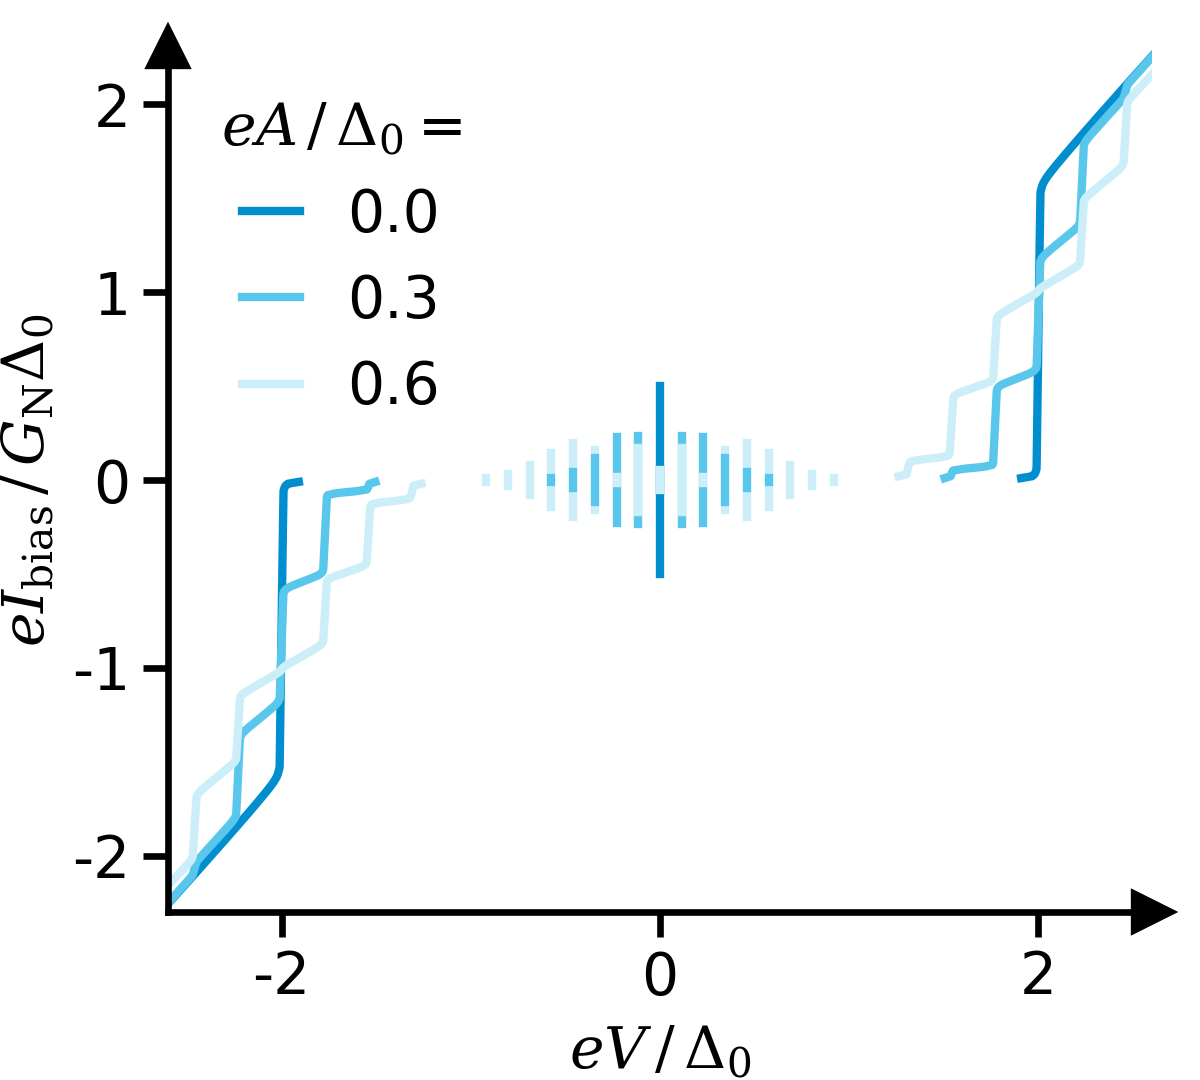
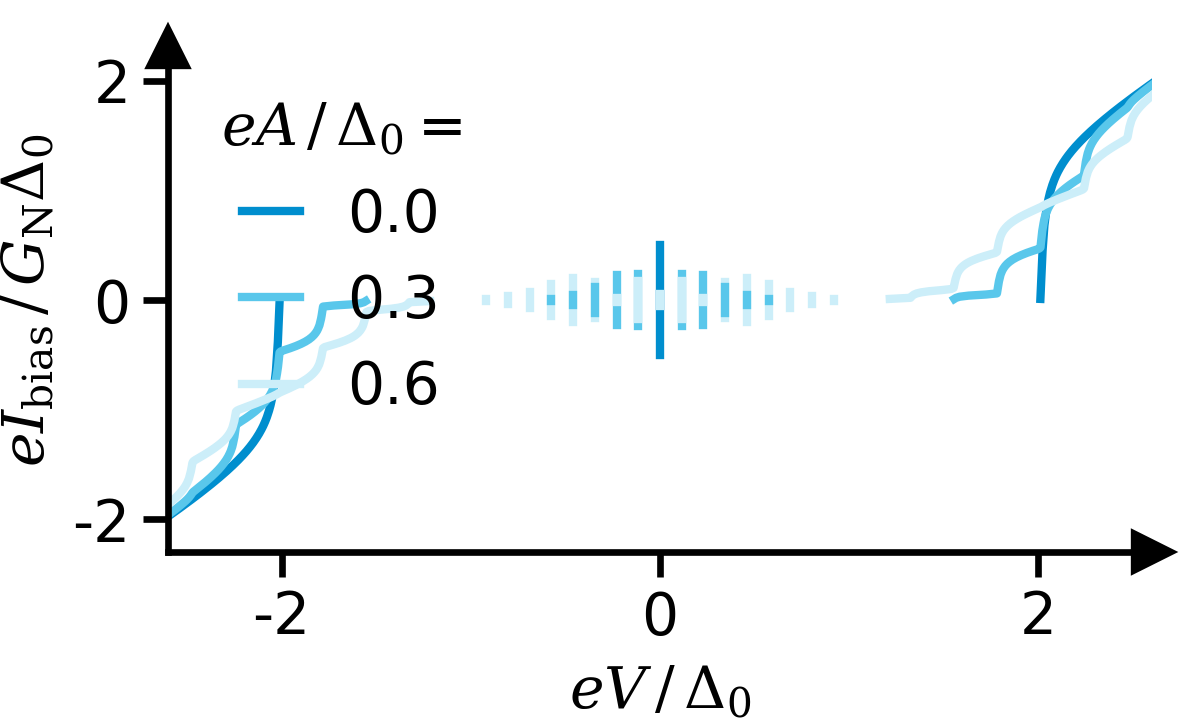
Code edit (unified diff) that turned the first committed figure into the second:
--- before
+++ after
@@ -1,3 +1,3 @@
-fig, ax = sc.get_figure(figsize=(2.0, 1.8))
+fig, ax = sc.get_figure(figsize=(2.0, 1.2))
 
 for i_a, a_mV in enumerate(A_mV):

Commit: new macro picture, with new bcs api